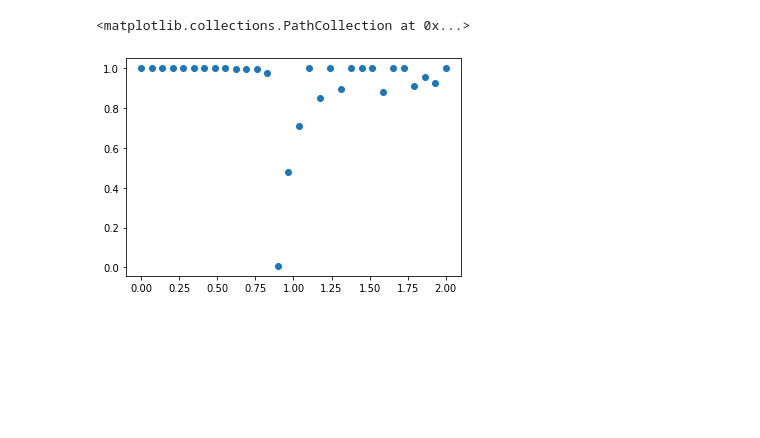
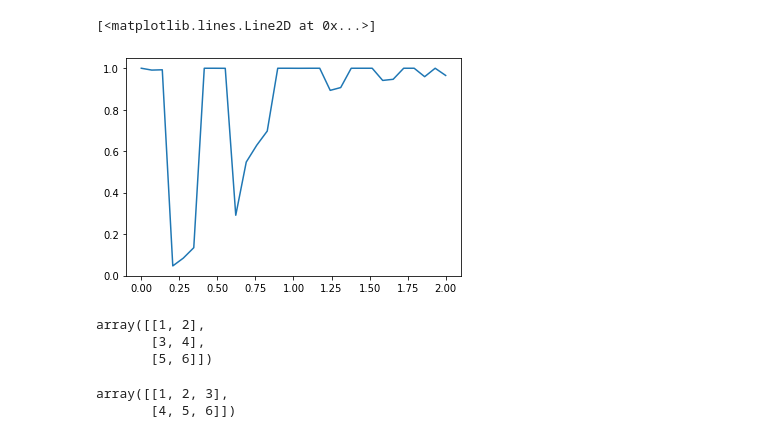
Before and after one commit to Heliumky/Transverse-1D-Ising, a Jupyter notebook: github_ising_finite.ipynb, the cells around one changed output. Saved outputs shown, nothing was run; the diff lists cells and outputs as text; code cells hidden in the pictures; blank space fills up the shorter version.

```diff
--- a/github_ising_finite.ipynb
+++ b/github_ising_finite.ipynb
@@ -36,9 +41,9 @@ model_d = 2  # single-site basis size
 Sz1 = 2*np.array([[0.5, 0], [0, -0.5]], dtype='d')  # single-site S^z
 Sx1 = 2*np.array([[0, 0.5], [0.5, 0]], dtype='d')  # single-site S^x
 # %%
-def rotate_and_truncate(operator, transformation_matrix):
+def rotate_and_truncate(operator, transformation_matrix1,transformation_matrix2):
     """Transforms the operator to the new (possibly truncated) basis given by
     `transformation_matrix`.
     """
-    return csr_matrix(csr_matrix.getH(transformation_matrix)@operator@transformation_matrix)
+    return csr_matrix(csr_matrix.getH(transformation_matrix1)@operator@transformation_matrix2)
 # %%
@@ -248 +392,4 @@ EXP_MAGX
+# %%
+#energy, EXP_MAGZ, EXP_MAGX= infinite_system_algorithm(J=-1,h=0,L=4,m=30,d=1e-8,p=0)
+energy, EXP_MAGZ, EXP_MAGX, ent_s,fd = infinite_system_algorithm(J=-1,h=0,L=4,m=30,d=1e-8,p=0)
 # %%
@@ -353,7 +508,7 @@ def graphic(sys_block, env_block, sys_label="l",env_label="r"):
     graphic = ("=" * sys_block.length) + "**" + ("-" * env_block.length)
     return graphic
 # %%
-def finite_system_algorithm(J,h,L, m_warmup, m_sweep_list):
+def finite_system_algorithm(J,h,L,d,m_warmup, m_sweep_list):
     assert L % 2 == 0  # require that L is an even number
 
     # To keep things simple, this dictionary is not actually saved to disk, but
@@ -364,24 +519,31 @@ def finite_system_algorithm(J,h,L, m_warmup, m_sweep_list):
     # we construct a block, we save it for future reference as both a left
     # ("l") and right ("r") block, as the infinite system algorithm assumes the
     # environment is a mirror image of the system.
-    H1 = h*Sx1 + 1e-8*Sz1
+    H1 = h*Sx1 + d*Sz1
     Magz1 = Sz1
     Magx1 = Sx1
-    initial_block = SysBlock(length=1, basis_size=model_d, operator_dict={
+    initial_sysblock = SysBlock(length=1, basis_size=model_d, operator_dict={
         "H": H1,
         "Magz":Magz1,
         "Magx":Magx1,
         "conn_Sz": Sz1,
         "conn_Sx": Sx1,
         })
-    sysblock = initial_block
-    envblock = initial_block
+    initial_envblock = EnvBlock(length=1, basis_size=model_d, operator_dict={
+        "H": H1,
+        "Magz":Magz1,
+        "Magx":Magx1,
+        "conn_Sz": Sz1,
+        "conn_Sx": Sx1,
+        })
+    sysblock = initial_sysblock
+    envblock = initial_envblock
     sysblock_disk["l", sysblock.length] = sysblock
     envblock_disk["r", envblock.length] = envblock
     while 2 * sysblock.length < L:
         # Perform a single DMRG step and save the new Block to "disk"
         #print(graphic(sysblock, envblock))
-        sysblock, envblock, energy, expect_magz, expect_magx, psi0 = single_dmrg_step(J,h,sysblock, envblock, m=m_warmup)
+        sysblock, envblock, energy, expect_magz, expect_magx, ent_s, psi0 = single_dmrg_step(J,h,d,sysblock, envblock, m=m_warmup)
         #print("E/L =", energy / (sysblock.length * 2))
         sysblock_disk["l", sysblock.length] = sysblock
         envblock_disk["r", envblock.length] = envblock
@@ -405,7 +567,7 @@ def finite_system_algorithm(J,h,L, m_warmup, m_sweep_list):
                     sys_block = sysblock_disk[sys_label, L - env_block.length - 2]
                     env_block = envblock_disk[env_label, env_block.length]
                     #print(graphic(sys_block, env_block, sys_label),sys_block.length,env_block.length)
-                    sys_block, env_block, energy, expect_magz, expect_magx, psi0 = single_dmrg_step(J,h,sys_block, env_block, m=m)
+                    sys_block, env_block, energy, expect_magz, expect_magx,ent_s, psi0 = single_dmrg_step(J,h,d,sys_block, env_block, m=m)
                     #print("E/L =", energy / L)
                     #print("MAGZ/L =", expect_magz[0] / L)
                     #print("MAGX/L =", expect_magx[0] / L)
@@ -417,7 +579,7 @@ def finite_system_algorithm(J,h,L, m_warmup, m_sweep_list):
                         break  # escape from the "while True" loop
             ## Perform a single DMRG step.
             #print(graphic(sys_block, env_block),sys_block.length,env_block.length)
-            sys_block, env_block, energy, expect_magz, expect_magx, psi0 = single_dmrg_step(J,h,sys_block, env_block, m=m)
+            sys_block, env_block, energy, expect_magz, expect_magx,ent_s, psi0 = single_dmrg_step(J,h,d,sys_block, env_block, m=m)
             #print("E/L =", energy / L)
             #print("MAGZ/L =", expect_magz[0] / L)
             #print("MAGX/L =", expect_magx[0] / L)
@@ -428,7 +590,7 @@ def finite_system_algorithm(J,h,L, m_warmup, m_sweep_list):
                 break  # escape from the "while True" loop
     EXP_MAGZ = expect_magz[0] / L
     EXP_MAGX = expect_magx[0] / L
-    return  energy, EXP_MAGZ,EXP_MAGX, psi0
+    return  energy, EXP_MAGZ,EXP_MAGX, ent_s, psi0
 #if __name__ == "__main__":
     #np.set_printoptions(precision=10, suppress=True, threshold=10000, linewidth=300)
 
@@ -440,12 +602,14 @@ h_arr = np.linspace(0,2,disc_point)
 magz_arr = np.linspace(0,2,disc_point)
 magx_arr = np.linspace(0,2,disc_point)
 fd_arr = np.linspace(0,2,disc_point)
+ents_arr = np.linspace(0,2,disc_point)
 for i in range(disc_point):
-    energy, EXP_MAGZ,EXP_MAGX, psi0 = finite_system_algorithm(J=-1,h=h_arr[i],L=100, m_warmup=50, m_sweep_list=[50, 50])
-    energy, EXP_MAGZ,EXP_MAGX, ppsi0 = finite_system_algorithm(J=-1,h=h_arr[i]+0.001,L=100, m_warmup=50, m_sweep_list=[50, 50])
+    energy, EXP_MAGZ,EXP_MAGX,ent_s, psi0 = finite_system_algorithm(J=-1,h=h_arr[i],d=1e-8,L=6, m_warmup=50, m_sweep_list=[50, 50])
+    energy, EXP_MAGZ,EXP_MAGX,ent_ss, ppsi0 = finite_system_algorithm(J=-1,h=h_arr[i]+0.01,d=1e-8,L=6, m_warmup=50, m_sweep_list=[50, 50])
     magz_arr[i] =  EXP_MAGZ[0]
     magx_arr[i] =  EXP_MAGX[0]
     fd_arr[i] = csr_matrix.getH(psi0)@ppsi0
+    ents_arr[i] = ent_s
     print("Magz =", EXP_MAGZ[0])
     print("Magx =", EXP_MAGX[0])
 # %% [output]
@@ -490,5 +667,5 @@ plt.savefig('Finite DMRG Phase Diagram N=%d.png'%n, dpi=300, bbox_inches='tight'
 # %%
-plt.scatter(h_arr,abs(fd_arr))
+plt.plot(h_arr,abs(fd_arr))
 # %% [output]
-<matplotlib.collections.PathCollection at 0x...>
+[<matplotlib.lines.Line2D at 0x...>]
-[figure, old version]
+[figure, new version]
@@ -494,0 +678,11 @@ plt.scatter(h_arr,abs(fd_arr))
+# %%
+re_a
+# %% [output]
+array([[1, 2],
+       [3, 4],
+       [5, 6]])
+# %%
+re_b
+# %% [output]
+array([[1, 2, 3],
+       [4, 5, 6]])
```
Also changed, not shown: parts of 36 cells of this notebook, 1 other file.
